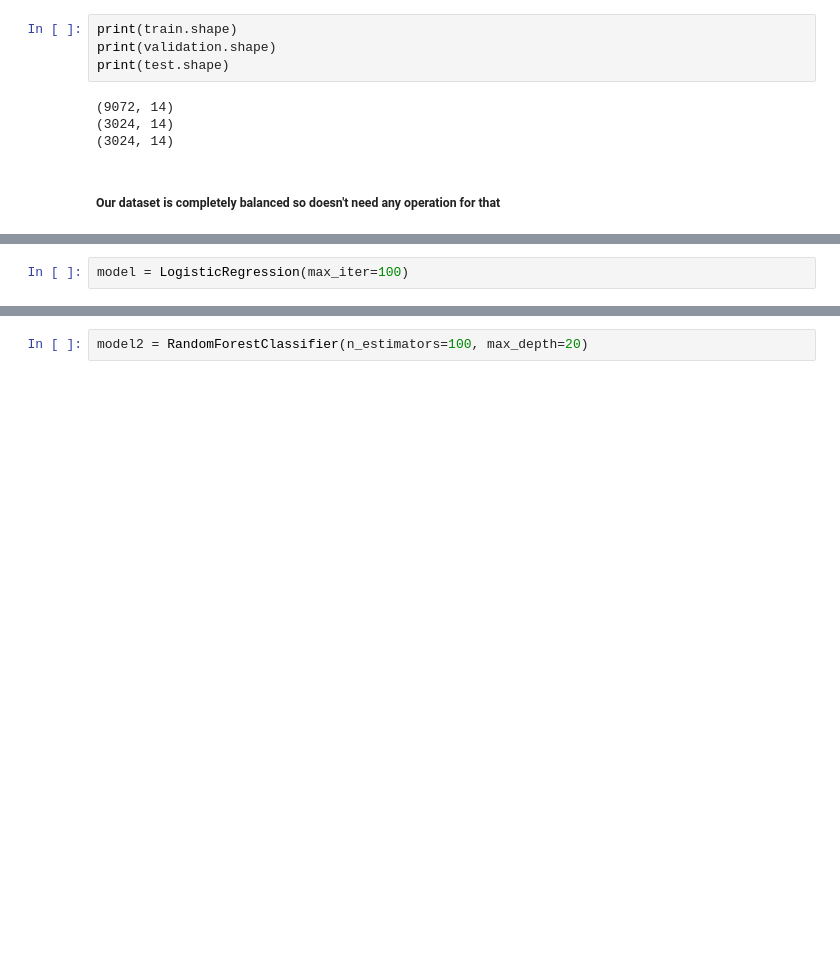
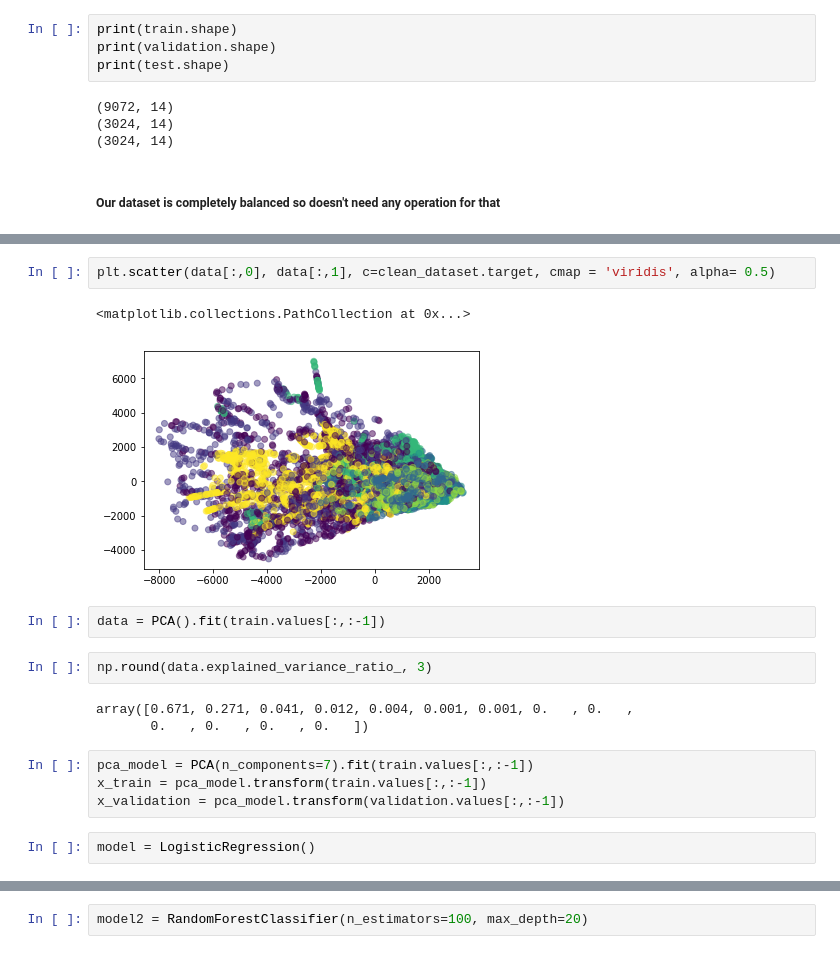
Before and after one commit to mahdiiix/TestTechnical, a Jupyter notebook: model.ipynb, the cells around one changed output, grey strips where cells are left out. Saved outputs shown, nothing was run; the diff lists cells and outputs as text; blank space fills up the shorter version.

```diff
--- a/model.ipynb
+++ b/model.ipynb
@@ -100,3 +117,19 @@ Name: target, dtype: int64
+# %%
+plt.scatter(data[:,0], data[:,1], c=clean_dataset.target, cmap = 'viridis', alpha= 0.5)
+# %% [output]
+<matplotlib.collections.PathCollection at 0x...>
+[figure, added]
+# %%
+data = PCA().fit(train.values[:,:-1])
+# %%
+np.round(data.explained_variance_ratio_, 3)
+# %% [output]
+array([0.671, 0.271, 0.041, 0.012, 0.004, 0.001, 0.001, 0.   , 0.   ,
+       0.   , 0.   , 0.   , 0.   ])
+# %%
+pca_model = PCA(n_components=7).fit(train.values[:,:-1])
+x_train = pca_model.transform(train.values[:,:-1])
+x_validation = pca_model.transform(validation.values[:,:-1])
 # %%
-model = LogisticRegression(max_iter=100)
+model = LogisticRegression()
 # %%
```
Also changed, not shown: parts of 11 cells of this notebook.
